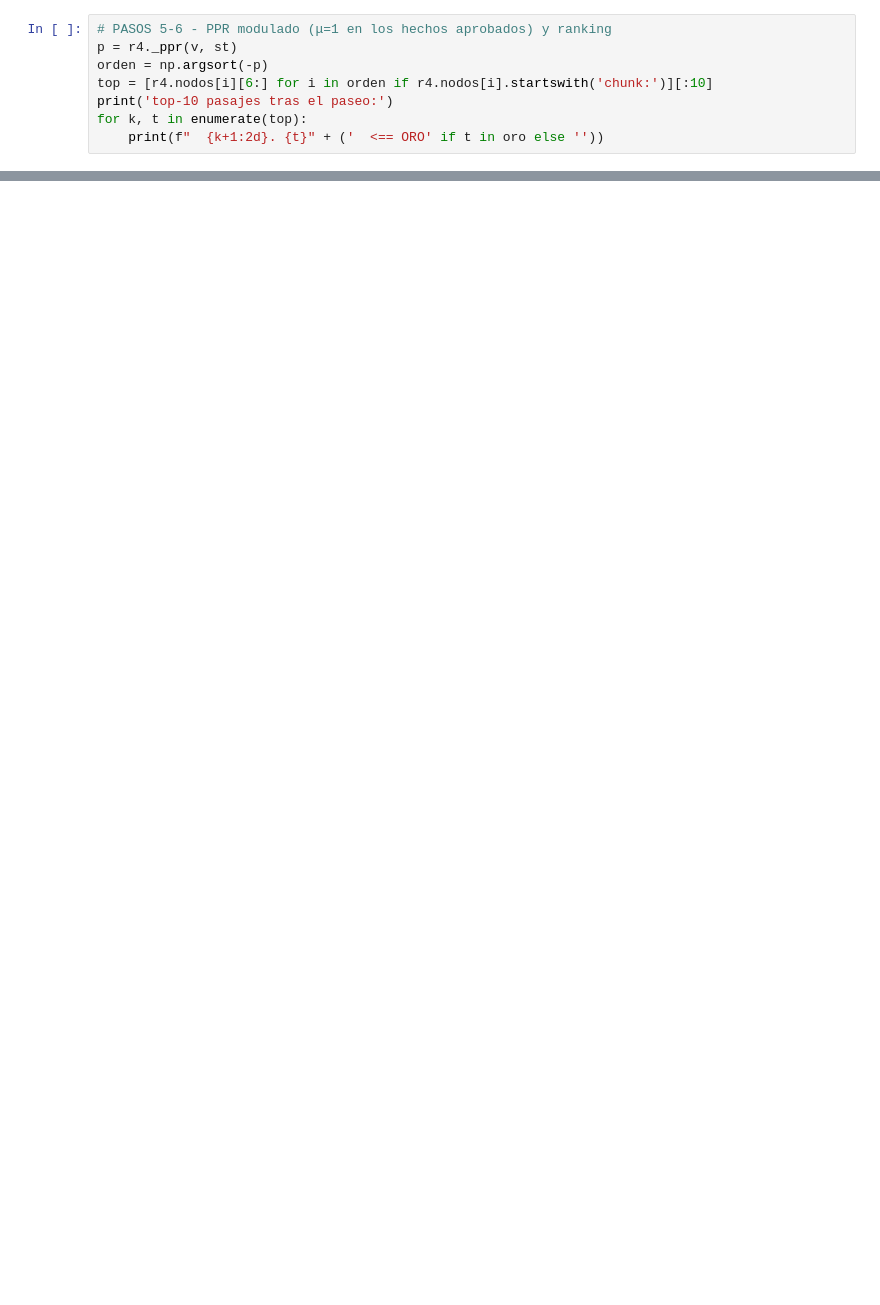
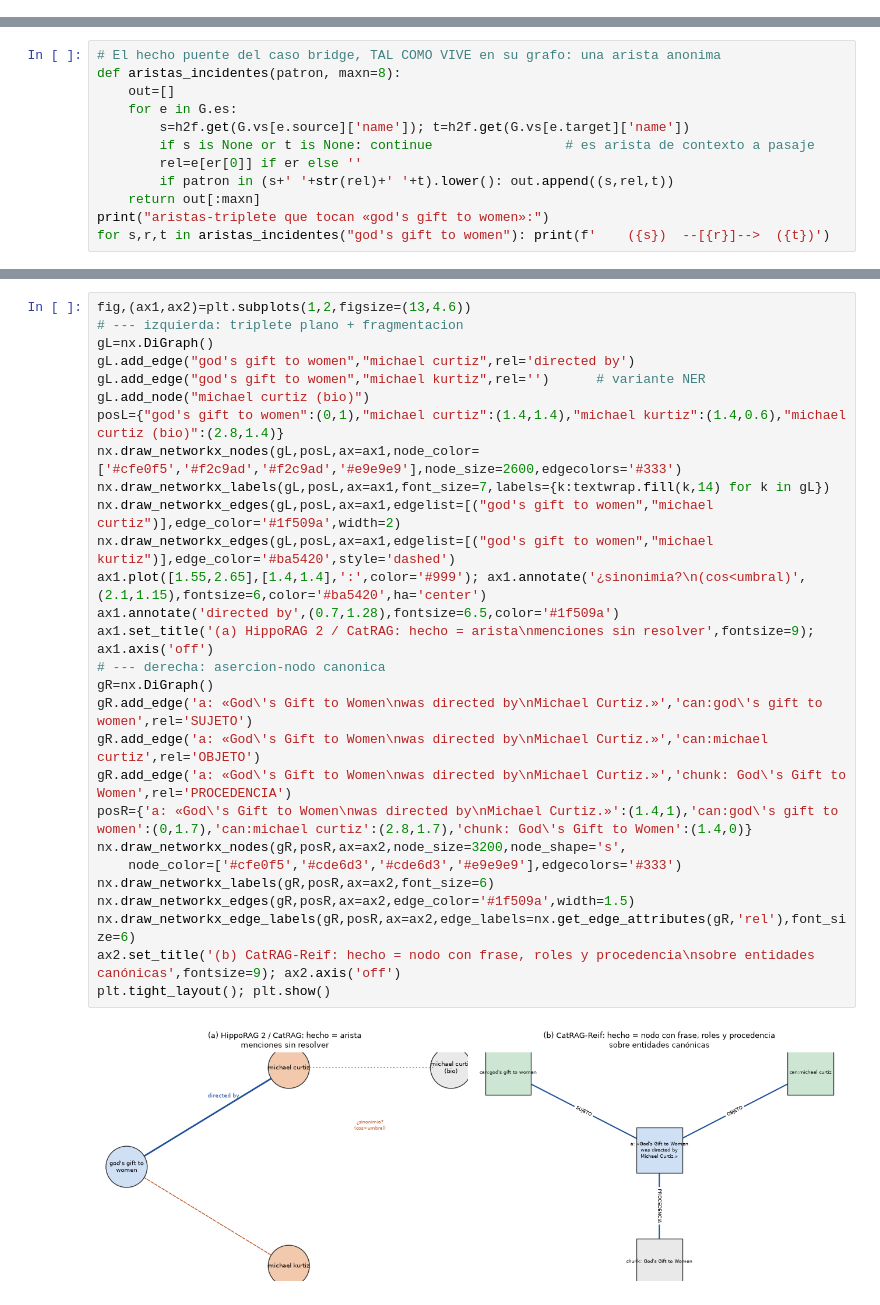
Before and after one commit to bjur27r/hiv_rag, a Jupyter notebook: notebooks/comparacion_tres_grafos.ipynb, the cells around one changed output, grey strips where cells are left out. Drawn from its saved outputs; the diff is of its cells as text; blank space fills up the shorter version.

```diff
--- a/notebooks/comparacion_tres_grafos.ipynb
+++ b/notebooks/comparacion_tres_grafos.ipynb
@@ -274,8 +0,0 @@ componentes de v (entidades y pasajes con mas masa):
-# %%
-# PASOS 5-6 - PPR modulado (μ=1 en los hechos aprobados) y ranking
-p = r4._ppr(v, st)
-orden = np.argsort(-p)
-top = [r4.nodos[i][6:] for i in orden if r4.nodos[i].startswith('chunk:')][:10]
-print('top-10 pasajes tras el paseo:')
-for k, t in enumerate(top):
-    print(f"  {k+1:2d}. {t}" + ('  <== ORO' if t in oro else ''))
@@ -324,0 +81,12 @@ completo: `artifacts/wiki2/INFORME.md`, `docs/presentacion_sistema.pdf` y
+# %%
+# El hecho puente del caso bridge, TAL COMO VIVE en su grafo: una arista anonima
+def aristas_incidentes(patron, maxn=8):
+    out=[]
+    for e in G.es:
+        s=h2f.get(G.vs[e.source]['name']); t=h2f.get(G.vs[e.target]['name'])
+        if s is None or t is None: continue                 # es arista de contexto a pasaje
+        rel=e[er[0]] if er else ''
+        if patron in (s+' '+str(rel)+' '+t).lower(): out.append((s,rel,t))
+    return out[:maxn]
+print("aristas-triplete que tocan «god's gift to women»:")
+for s,r,t in aristas_incidentes("god's gift to women"): print(f'    ({s})  --[{r}]-->  ({t})')
@@ -324,0 +169,30 @@ completo: `artifacts/wiki2/INFORME.md`, `docs/presentacion_sistema.pdf` y
+# %%
+fig,(ax1,ax2)=plt.subplots(1,2,figsize=(13,4.6))
+# --- izquierda: triplete plano + fragmentacion
+gL=nx.DiGraph()
+gL.add_edge("god's gift to women","michael curtiz",rel='directed by')
+gL.add_edge("god's gift to women","michael kurtiz",rel='')      # variante NER
+gL.add_node("michael curtiz (bio)")
+posL={"god's gift to women":(0,1),"michael curtiz":(1.4,1.4),"michael kurtiz":(1.4,0.6),"michael curtiz (bio)":(2.8,1.4)}
+nx.draw_networkx_nodes(gL,posL,ax=ax1,node_color=['#cfe0f5','#f2c9ad','#f2c9ad','#e9e9e9'],node_size=2600,edgecolors='#333')
+nx.draw_networkx_labels(gL,posL,ax=ax1,font_size=7,labels={k:textwrap.fill(k,14) for k in gL})
+nx.draw_networkx_edges(gL,posL,ax=ax1,edgelist=[("god's gift to women","michael curtiz")],edge_color='#1f509a',width=2)
+nx.draw_networkx_edges(gL,posL,ax=ax1,edgelist=[("god's gift to women","michael kurtiz")],edge_color='#ba5420',style='dashed')
+ax1.plot([1.55,2.65],[1.4,1.4],':',color='#999'); ax1.annotate('¿sinonimia?\n(cos<umbral)',(2.1,1.15),fontsize=6,color='#ba5420',ha='center')
+ax1.annotate('directed by',(0.7,1.28),fontsize=6.5,color='#1f509a')
+ax1.set_title('(a) HippoRAG 2 / CatRAG: hecho = arista\nmenciones sin resolver',fontsize=9); ax1.axis('off')
+# --- derecha: asercion-nodo canonica
+gR=nx.DiGraph()
+gR.add_edge('a: «God\'s Gift to Women\nwas directed by\nMichael Curtiz.»','can:god\'s gift to women',rel='SUJETO')
+gR.add_edge('a: «God\'s Gift to Women\nwas directed by\nMichael Curtiz.»','can:michael curtiz',rel='OBJETO')
+gR.add_edge('a: «God\'s Gift to Women\nwas directed by\nMichael Curtiz.»','chunk: God\'s Gift to Women',rel='PROCEDENCIA')
+posR={'a: «God\'s Gift to Women\nwas directed by\nMichael Curtiz.»':(1.4,1),'can:god\'s gift to women':(0,1.7),'can:michael curtiz':(2.8,1.7),'chunk: God\'s Gift to Women':(1.4,0)}
+nx.draw_networkx_nodes(gR,posR,ax=ax2,node_size=3200,node_shape='s',
+    node_color=['#cfe0f5','#cde6d3','#cde6d3','#e9e9e9'],edgecolors='#333')
+nx.draw_networkx_labels(gR,posR,ax=ax2,font_size=6)
+nx.draw_networkx_edges(gR,posR,ax=ax2,edge_color='#1f509a',width=1.5)
+nx.draw_networkx_edge_labels(gR,posR,ax=ax2,edge_labels=nx.get_edge_attributes(gR,'rel'),font_size=6)
+ax2.set_title('(b) CatRAG-Reif: hecho = nodo con frase, roles y procedencia\nsobre entidades canónicas',fontsize=9); ax2.axis('off')
+plt.tight_layout(); plt.show()
+# %% [output]
+[figure, added]
```
Also changed, not shown: parts of 56 cells of this notebook.
